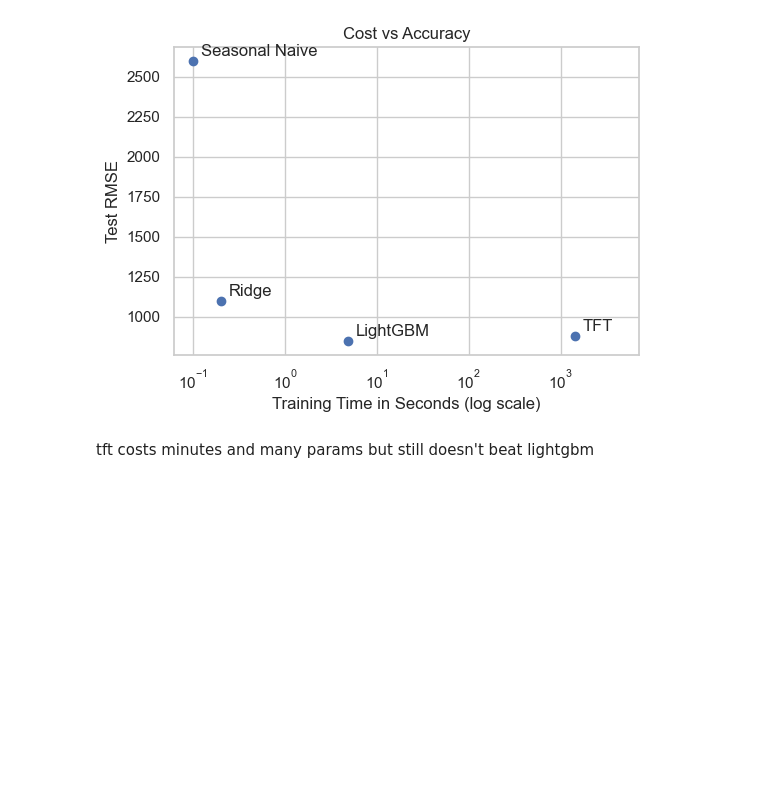
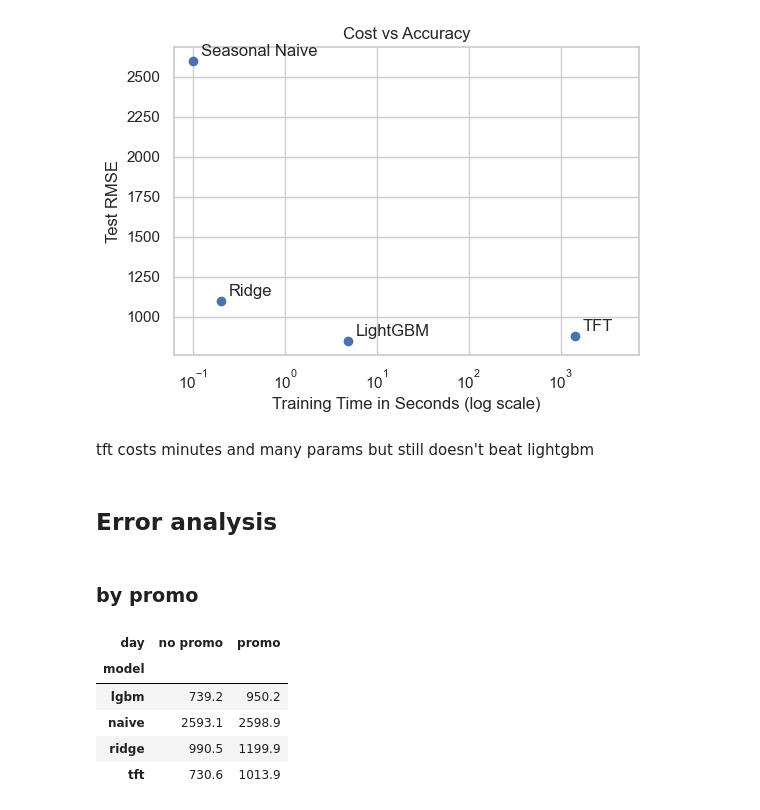
Before and after one commit to sam-ensafi/retail-sales-forecasting-rossmann, a Jupyter notebook: notebooks/results.ipynb, the cells around one changed output. Drawn from its saved outputs; the diff is of its cells as text; code cells hidden in the pictures; blank space fills up the shorter version.

```diff
--- a/notebooks/results.ipynb
+++ b/notebooks/results.ipynb
@@ -198,3 +198,7 @@ plt.show()
 [figure]
 # %% [markdown]
 tft costs minutes and many params but still doesn't beat lightgbm
+# %% [markdown]
+## Error analysis
+# %% [markdown]
+### by promo
@@ -200,0 +208,20 @@ tft costs minutes and many params but still doesn't beat lightgbm
+# %%
+# test rmse on promo vs non promo days for every model
+rows=[]
+for promo, g in preds.groupby("Promo"):
+    if promo==1:
+        label='promo'
+    else:
+        label="no promo"
+    for c in cols:
+        #rows.append((label,c, rmse(g.Sales,g[c]), 1))
+        rows.append((label,c, round(rmse(g.Sales,g[c]), 1)))
+by_promo = pd.DataFrame(rows, columns=["day","model","RMSE"]).pivot(index="model",columns="day", values="RMSE")
+by_promo
+# %% [output]
+| day | no promo | promo |
+| model |  |  |
+| lgbm | 739.2 | 950.2 |
+| naive | 2593.1 | 2598.9 |
+| ridge | 990.5 | 1199.9 |
+| tft | 730.6 | 1013.9 |
```
Also changed, not shown: parts of 4 cells of this notebook.
